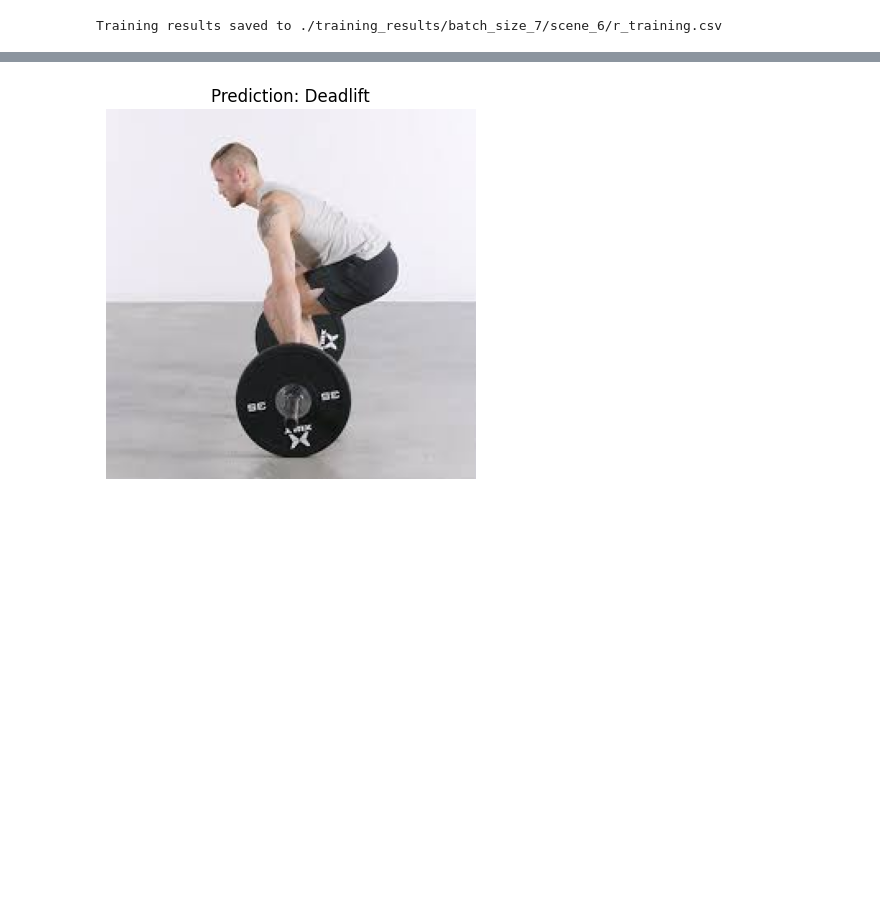
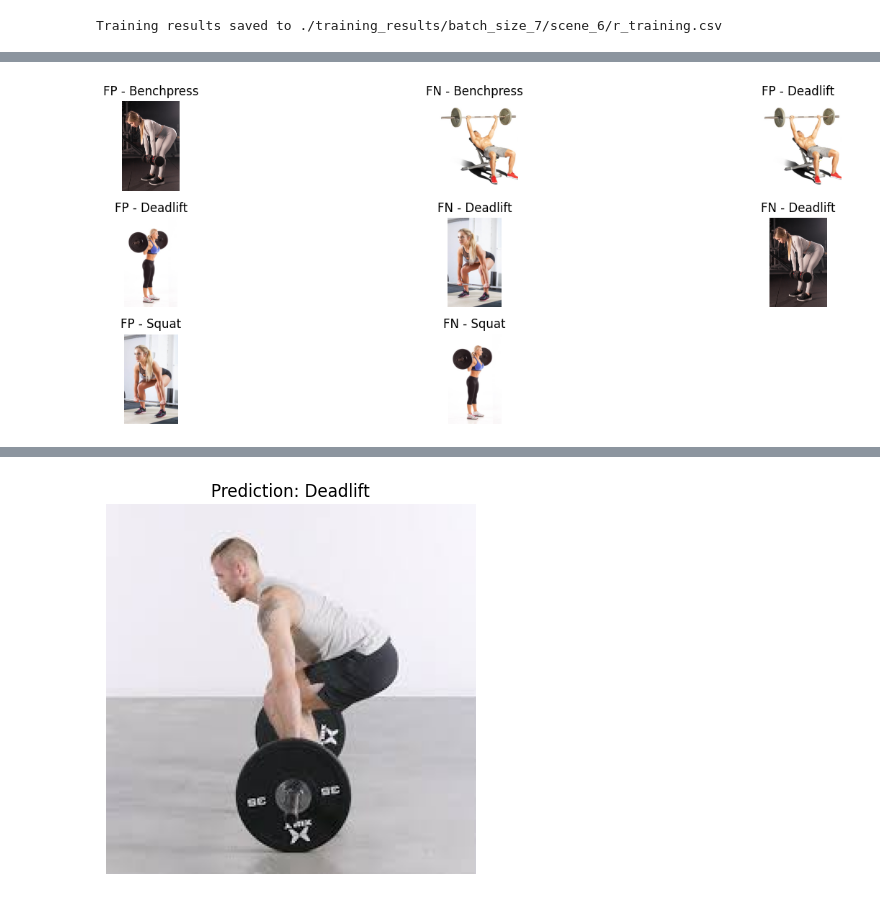
Before and after one commit to affanrk/Skripsi_DL, a Jupyter notebook: sbd_classification_mobilevig.ipynb, the cells around one changed output, grey strips where cells are left out. Cells and saved outputs as stored; diff of their text form; code cells hidden in the pictures; blank space fills up the shorter version.

```diff
--- a/sbd_classification_mobilevig.ipynb
+++ b/sbd_classification_mobilevig.ipynb
@@ -521,0 +539,8 @@ cm_table_df, class_metrics_df, weighted_avg_metrics_df, precision, recall, f1, c
+# %%
+misclassified_images = evaluate_model_with_misclassified_images(
+    loaded_model,
+    test_dataloader,
+    test_dataset,
+    device,
+    test_dataset.classes
+)
@@ -522,3 +561,36 @@ cm_table_df, class_metrics_df, weighted_avg_metrics_df, precision, recall, f1, c
+# %%
+# Fungsi untuk menampilkan gambar FP dan FN (tidak menampilkan TP)
+def display_misclassified_images(misclassified_images, ncols=3):
+    plt.figure(figsize=(15, 5))
+
+    # Loop untuk setiap kelas dan gambar False Positive / False Negative
+    all_images = []
+    all_labels = []
+
+    for cls, misclass_info in misclassified_images.items():
+        # Hanya untuk FP dan FN, tidak untuk TP
+        for label_type, image_paths in misclass_info.items():
+            if label_type in ["FP", "FN"]:  # Hanya ambil FP dan FN
+                for img_path in image_paths:
+                    img = Image.open(img_path)
+                    all_images.append(img)
+                    all_labels.append(f"{label_type} - {cls}")
+
+    # Menentukan jumlah baris dan kolom untuk grid tampilan
+    nrows = (len(all_images) // ncols) + 1
+    for i in range(len(all_images)):
+        plt.subplot(nrows, ncols, i + 1)
+        plt.imshow(all_images[i])
+        plt.title(all_labels[i])
+        plt.axis('off')  # Tidak menampilkan sumbu
+
+    plt.tight_layout()
+    plt.show()
+# %%
+# Menampilkan gambar yang salah prediksi
+display_misclassified_images(misclassified_images, ncols=3)
+# %% [output]
+[figure, added]
 # %%
 # Function to save evaluation results to CSV in a specified folder
 def save_evaluation_results_to_csv(class_metrics_df, weighted_avg_metrics_df, folder_path):
```
Also changed, not shown: parts of 27 cells of this notebook, 54 other files.
